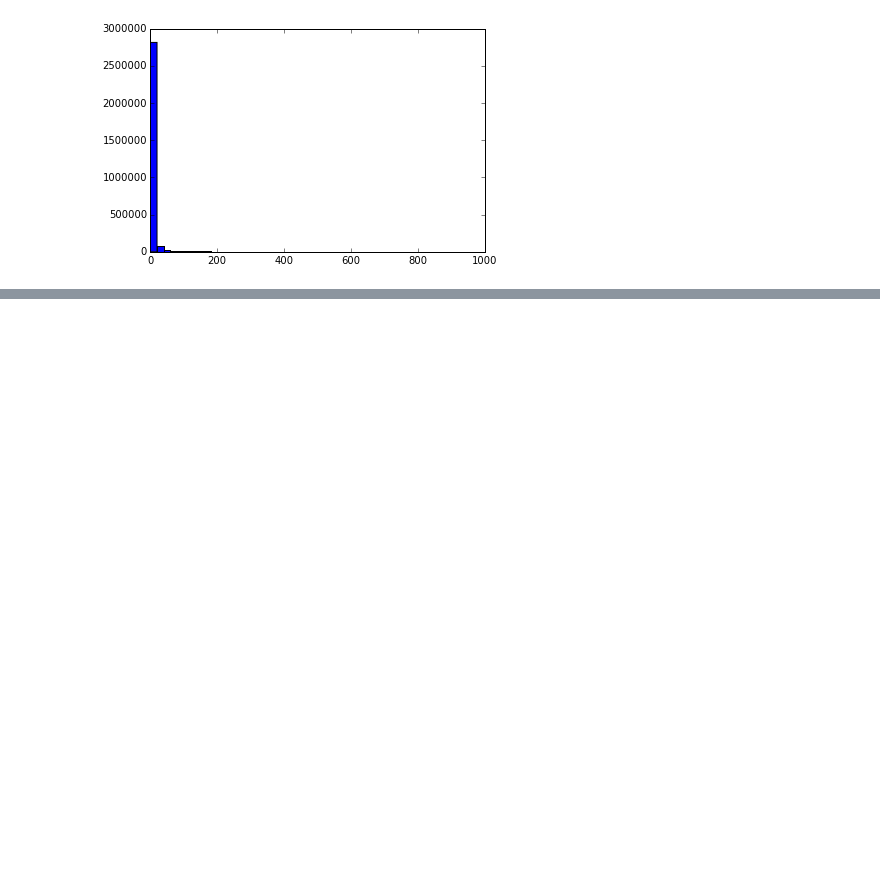
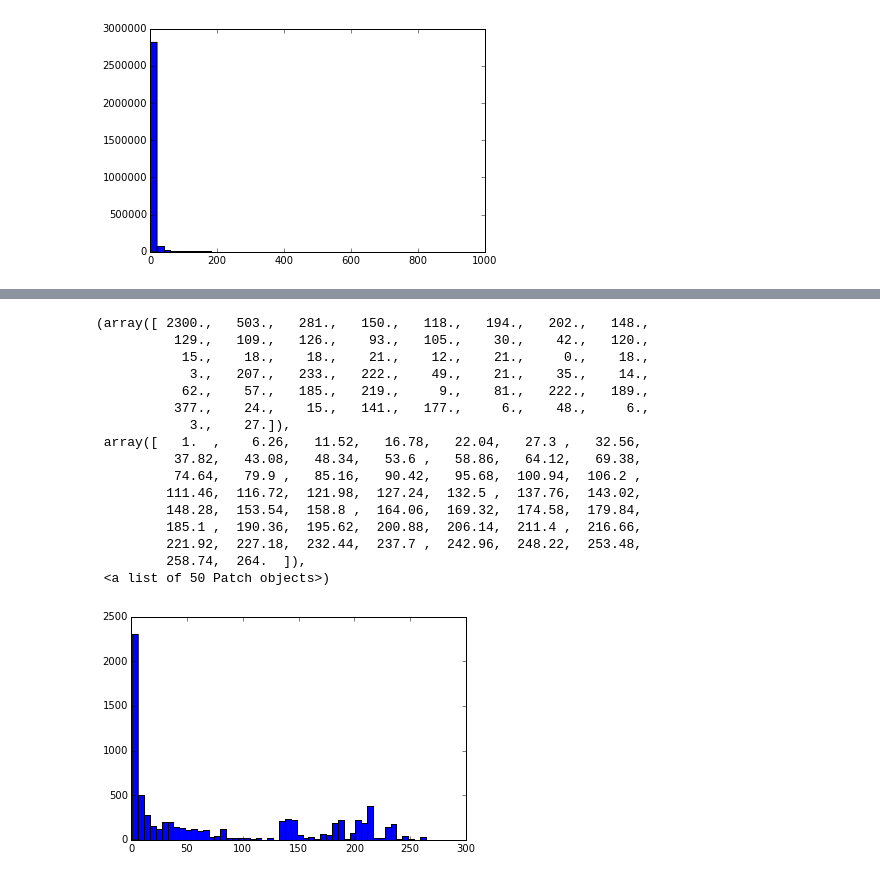
Before and after one commit to j-a-c/github-trends, a Jupyter notebook: Data Interaction.ipynb, the cells around one changed output, grey strips where cells are left out. Cells and saved outputs as stored; diff of their text form; code cells hidden in the pictures; blank space fills up the shorter version.

```diff
--- a/Data Interaction.ipynb
+++ b/Data Interaction.ipynb
@@ -86,0 +148,20 @@ plt.hist(culled_lengths, bins = 50)
+# %%
+plt.hist(awesome_http_counts, bins=50)
+# %% [output]
+(array([ 2300.,   503.,   281.,   150.,   118.,   194.,   202.,   148.,
+          129.,   109.,   126.,    93.,   105.,    30.,    42.,   120.,
+           15.,    18.,    18.,    21.,    12.,    21.,     0.,    18.,
+            3.,   207.,   233.,   222.,    49.,    21.,    35.,    14.,
+           62.,    57.,   185.,   219.,     9.,    81.,   222.,   189.,
+          377.,    24.,    15.,   141.,   177.,     6.,    48.,     6.,
+            3.,    27.]),
+ array([   1.  ,    6.26,   11.52,   16.78,   22.04,   27.3 ,   32.56,
+          37.82,   43.08,   48.34,   53.6 ,   58.86,   64.12,   69.38,
+          74.64,   79.9 ,   85.16,   90.42,   95.68,  100.94,  106.2 ,
+         111.46,  116.72,  121.98,  127.24,  132.5 ,  137.76,  143.02,
+         148.28,  153.54,  158.8 ,  164.06,  169.32,  174.58,  179.84,
+         185.1 ,  190.36,  195.62,  200.88,  206.14,  211.4 ,  216.66,
+         221.92,  227.18,  232.44,  237.7 ,  242.96,  248.22,  253.48,
+         258.74,  264.  ]),
+ <a list of 50 Patch objects>)
+[figure, added]
```
Also changed, not shown: parts of 11 cells of this notebook, 2 other files.
